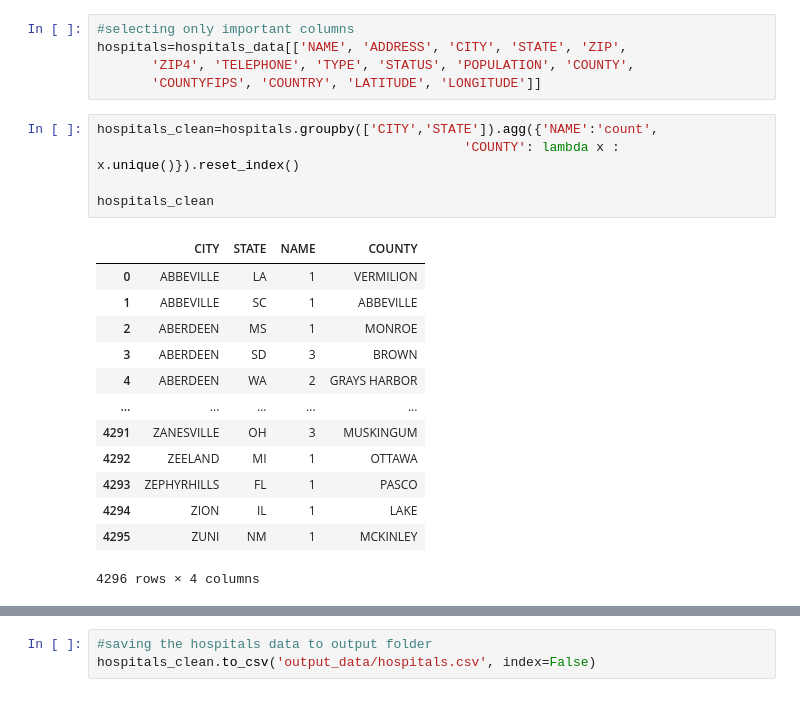
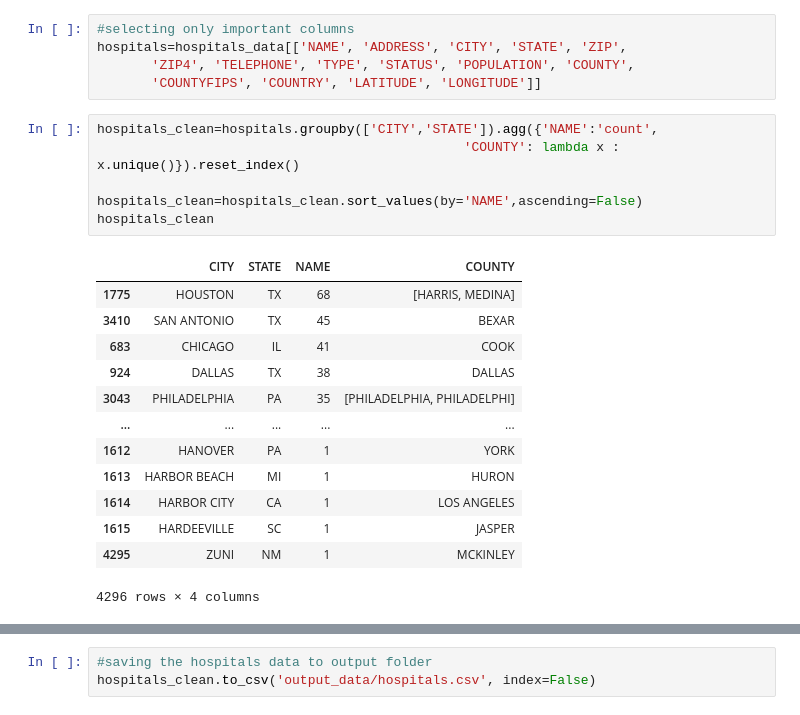
Before and after one commit to pandeysudip/housing-price, a Jupyter notebook: housing_data.ipynb, the cells around one changed output, grey strips where cells are left out. Drawn from its saved outputs; the diff is of its cells as text.

```diff
--- a/housing_data.ipynb
+++ b/housing_data.ipynb
@@ -406,19 +401,20 @@ hospitals=hospitals_data[['NAME', 'ADDRESS', 'CITY', 'STATE', 'ZIP',
 # %%
 hospitals_clean=hospitals.groupby(['CITY','STATE']).agg({'NAME':'count',
                                                'COUNTY': lambda x : x.unique()}).reset_index()
 
+hospitals_clean=hospitals_clean.sort_values(by='NAME',ascending=False)
 hospitals_clean
 # %% [output]
 |  | CITY | STATE | NAME | COUNTY |
-| 0 | ABBEVILLE | LA | 1 | VERMILION |
-| 1 | ABBEVILLE | SC | 1 | ABBEVILLE |
-| 2 | ABERDEEN | MS | 1 | MONROE |
-| 3 | ABERDEEN | SD | 3 | BROWN |
-| 4 | ABERDEEN | WA | 2 | GRAYS HARBOR |
+| 1775 | HOUSTON | TX | 68 | [HARRIS, MEDINA] |
+| 3410 | SAN ANTONIO | TX | 45 | BEXAR |
+| 683 | CHICAGO | IL | 41 | COOK |
+| 924 | DALLAS | TX | 38 | DALLAS |
+| 3043 | PHILADELPHIA | PA | 35 | [PHILADELPHIA, PHILADELPHI] |
 | ... | ... | ... | ... | ... |
-| 4291 | ZANESVILLE | OH | 3 | MUSKINGUM |
-| 4292 | ZEELAND | MI | 1 | OTTAWA |
-| 4293 | ZEPHYRHILLS | FL | 1 | PASCO |
-| 4294 | ZION | IL | 1 | LAKE |
+| 1612 | HANOVER | PA | 1 | YORK |
+| 1613 | HARBOR BEACH | MI | 1 | HURON |
+| 1614 | HARBOR CITY | CA | 1 | LOS ANGELES |
+| 1615 | HARDEEVILLE | SC | 1 | JASPER |
 | 4295 | ZUNI | NM | 1 | MCKINLEY |
 4296 rows × 4 columns
```
Also changed, not shown: parts of 2 cells of this notebook, 1 other file.
